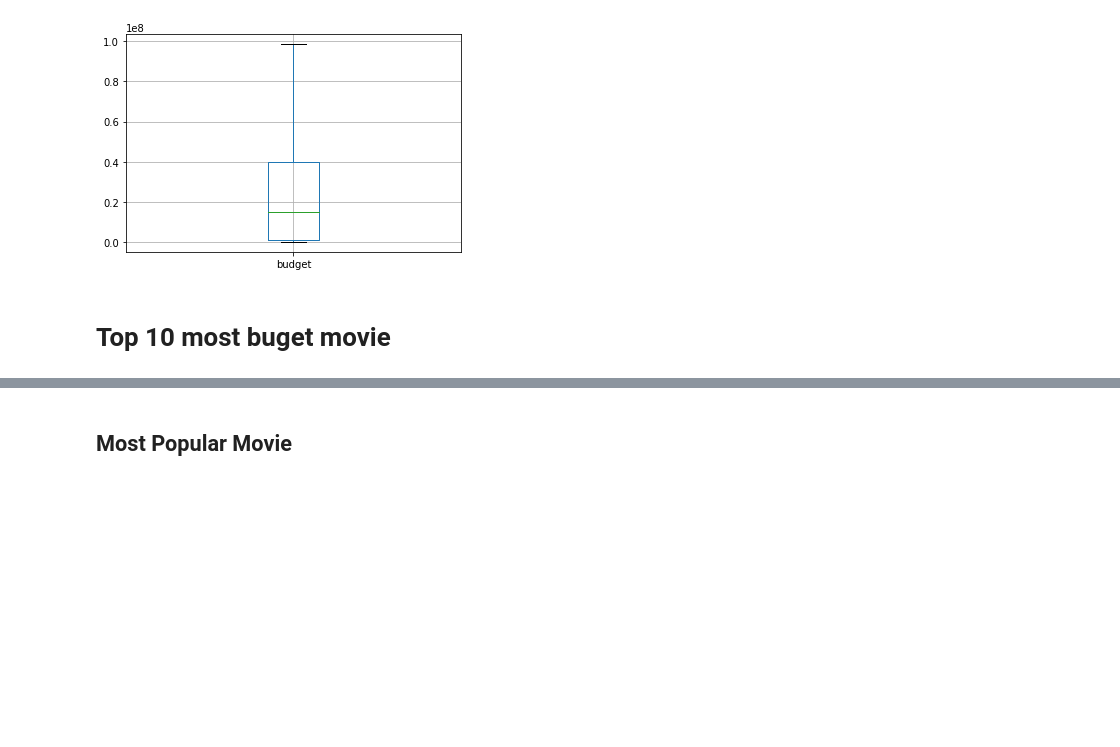
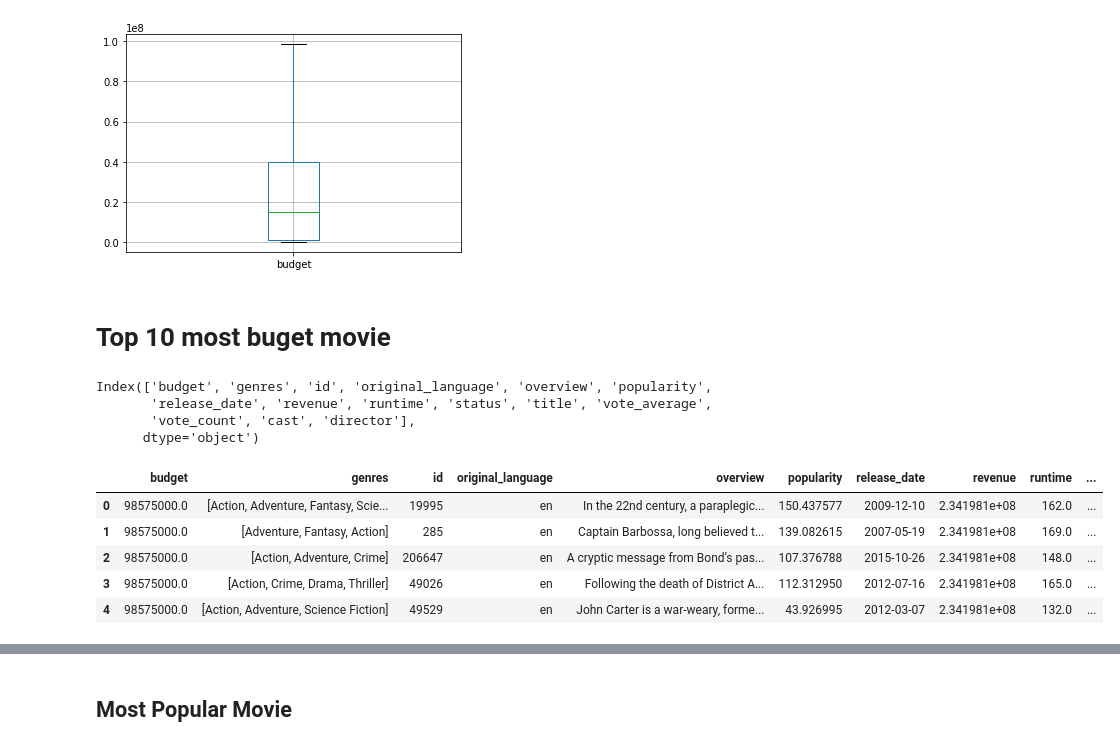
Before and after one commit to palashmoon/Springboard, a Jupyter notebook: Capstone Project/Movie Recommendation System.ipynb, the cells around one changed output, grey strips where cells are left out. Drawn from its saved outputs; the diff is of its cells as text; code cells hidden in the pictures; blank space fills up the shorter version.

```diff
--- a/Capstone Project/Movie Recommendation System.ipynb
+++ b/Capstone Project/Movie Recommendation System.ipynb
@@ -250,3 +253,19 @@ lower_fence1,higher_fence1,IQR
 [figure]
 # %% [markdown]
 # Top 10 most buget movie
+# %%
+movies.columns
+# %% [output]
+Index(['budget', 'genres', 'id', 'original_language', 'overview', 'popularity',
+       'release_date', 'revenue', 'runtime', 'status', 'title', 'vote_average',
+       'vote_count', 'cast', 'director'],
+      dtype='object')
+# %%
+movies.head()
+# %% [output]
+|  | budget | genres | id | original_language | overview | popularity | release_date | revenue | runtime | ... |
+| 0 | 98575000.0 | [Action, Adventure, Fantasy, Scie... | 19995 | en | In the 22nd century, a paraplegic... | 150.437577 | 2009-12-10 | 2.341981e+08 | 162.0 | ... |
+| 1 | 98575000.0 | [Adventure, Fantasy, Action] | 285 | en | Captain Barbossa, long believed t... | 139.082615 | 2007-05-19 | 2.341981e+08 | 169.0 | ... |
+| 2 | 98575000.0 | [Action, Adventure, Crime] | 206647 | en | A cryptic message from Bond’s pas... | 107.376788 | 2015-10-26 | 2.341981e+08 | 148.0 | ... |
+| 3 | 98575000.0 | [Action, Crime, Drama, Thriller] | 49026 | en | Following the death of District A... | 112.312950 | 2012-07-16 | 2.341981e+08 | 165.0 | ... |
+| 4 | 98575000.0 | [Action, Adventure, Science Fiction] | 49529 | en | John Carter is a war-weary, forme... | 43.926995 | 2012-03-07 | 2.341981e+08 | 132.0 | ... |
```
Also changed, not shown: parts of 33 cells of this notebook.
